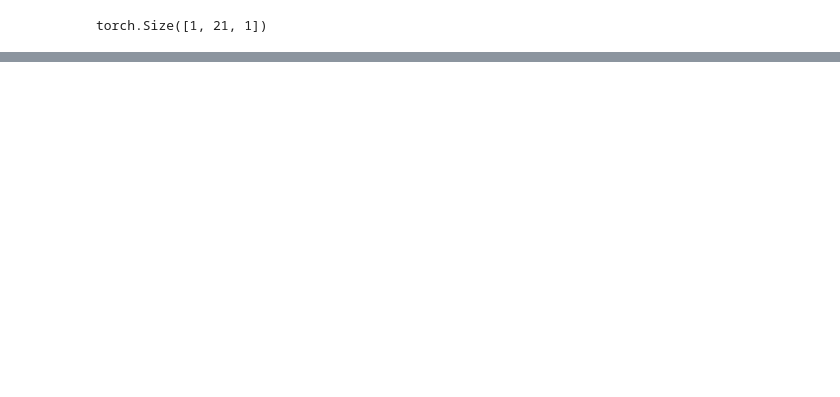
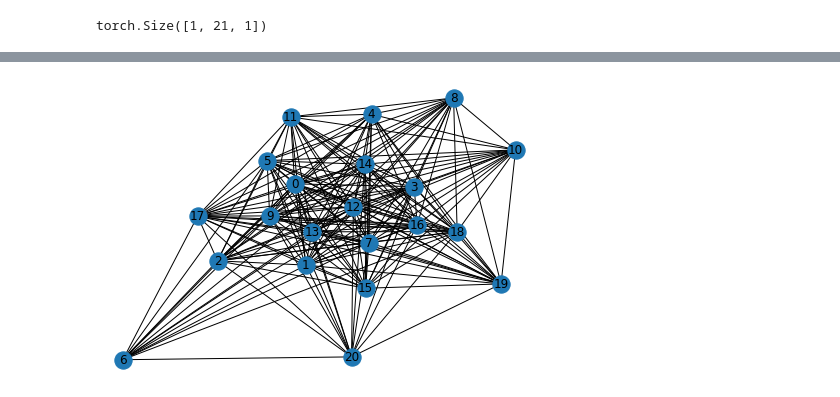
Before and after one commit to ExcelsiorCJH/GNN_Summarizer, a Jupyter notebook: notebooks/03_extractive_summarization/09_extractive_basic_summarization_with_gdc.ipynb, the cells around one changed output, grey strips where cells are left out. Cells and saved outputs as stored; diff of their text form; code cells hidden in the pictures; blank space fills up the shorter version.

```diff
--- a/notebooks/03_extractive_summarization/09_extractive_basic_summarization_with_gdc.ipynb
+++ b/notebooks/03_extractive_summarization/09_extractive_basic_summarization_with_gdc.ipynb
@@ -254,0 +309,7 @@ AttributeError: 'list' object has no attribute 'squeeze'
+# %%
+cosine_matrix = 1 - pairwise_distances(tdms[0], metric="cosine")
+G = nx.from_numpy_matrix(cosine_matrix)
+# %%
+nx.draw(G, with_labels=True)
+# %% [output]
+[figure, added]
```
Also changed, not shown: parts of 23 cells of this notebook, 2 other files.
